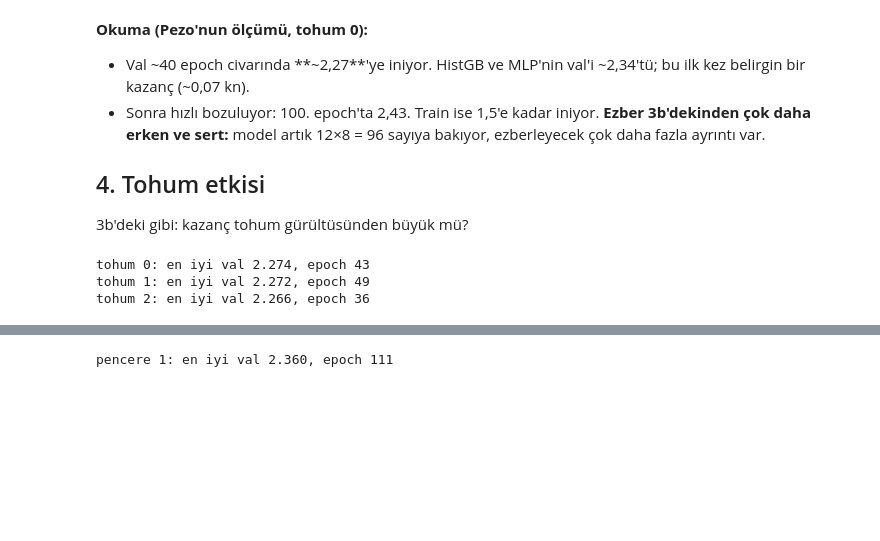
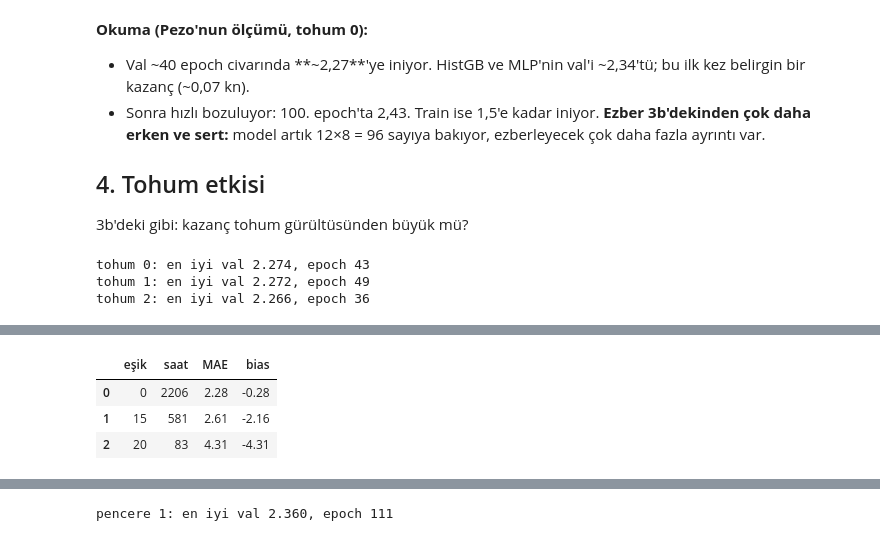
Before and after one commit to YenerCenger/gfs-wind-postprocess, a Jupyter notebook: notebooks/03c-lstm.ipynb, the cells around one changed output, grey strips where cells are left out. Drawn from its saved outputs; the diff is of its cells as text; code cells hidden in the pictures; blank space fills up the shorter version.

Commit message:
3c: kuvvetli rüzgâr metriği (4b: eşik 15/20 MAE ve bias), aligned açıklaması düzeltildi

```diff
--- a/notebooks/03c-lstm.ipynb
+++ b/notebooks/03c-lstm.ipynb
@@ -243,0 +252,18 @@ Belki LSTM katmanı kendi başına bir şey katıyordur ve geçmişin etkisi yok
+# %%
+def kuvvetli(model, x, y, esik=15):
+    model.eval()
+    with torch.no_grad():
+        tahmin = model(x)
+    maske = y >= esik                       # gerçek rüzgârın eşiği geçtiği saatler
+    fark = tahmin[maske] - y[maske]
+    return {"eşik": esik, "saat": int(maske.sum()),
+            "MAE": round(fark.abs().mean().item(), 2),
+            "bias": round(fark.mean().item(), 2)}
+
+model43, _ = egit(x_train2, y_train2, epoch=43)
+pd.DataFrame([kuvvetli(model43, x_val, y_val, esik) for esik in [0, 15, 20]])
+# %% [output]
+|  | eşik | saat | MAE | bias |
+| 0 | 0 | 2206 | 2.28 | -0.28 |
+| 1 | 15 | 581 | 2.61 | -2.16 |
+| 2 | 20 | 83 | 4.31 | -4.31 |
```
Also changed, not shown: parts of 8 cells of this notebook.
